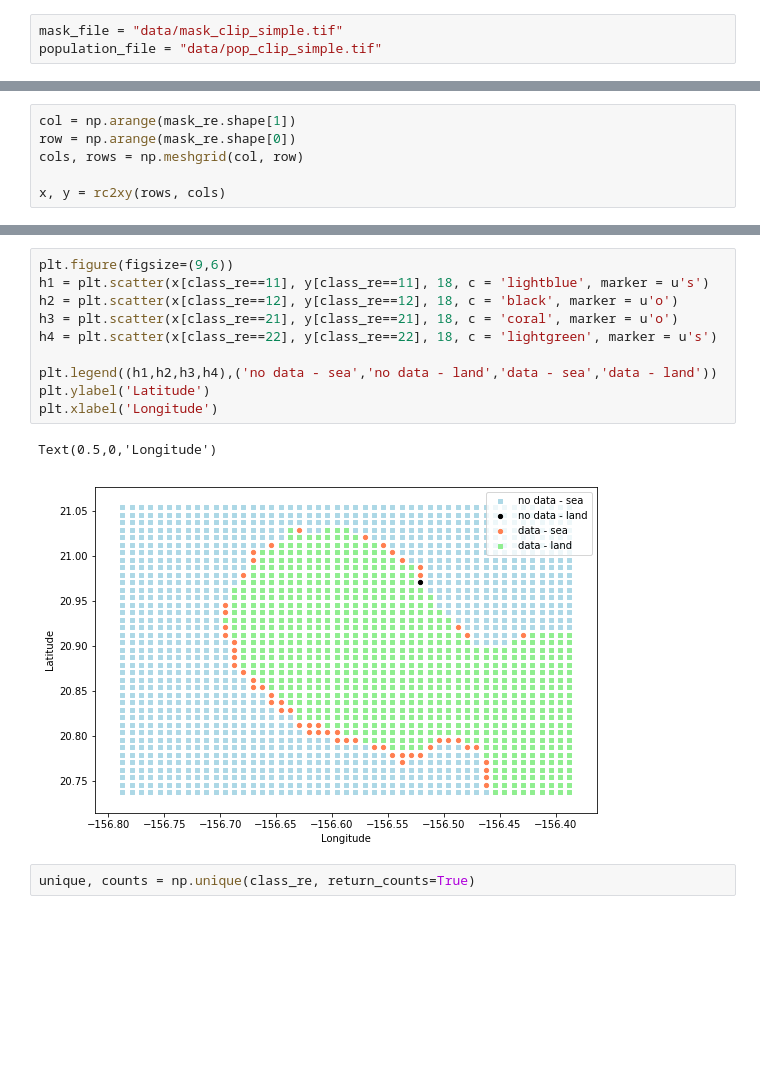
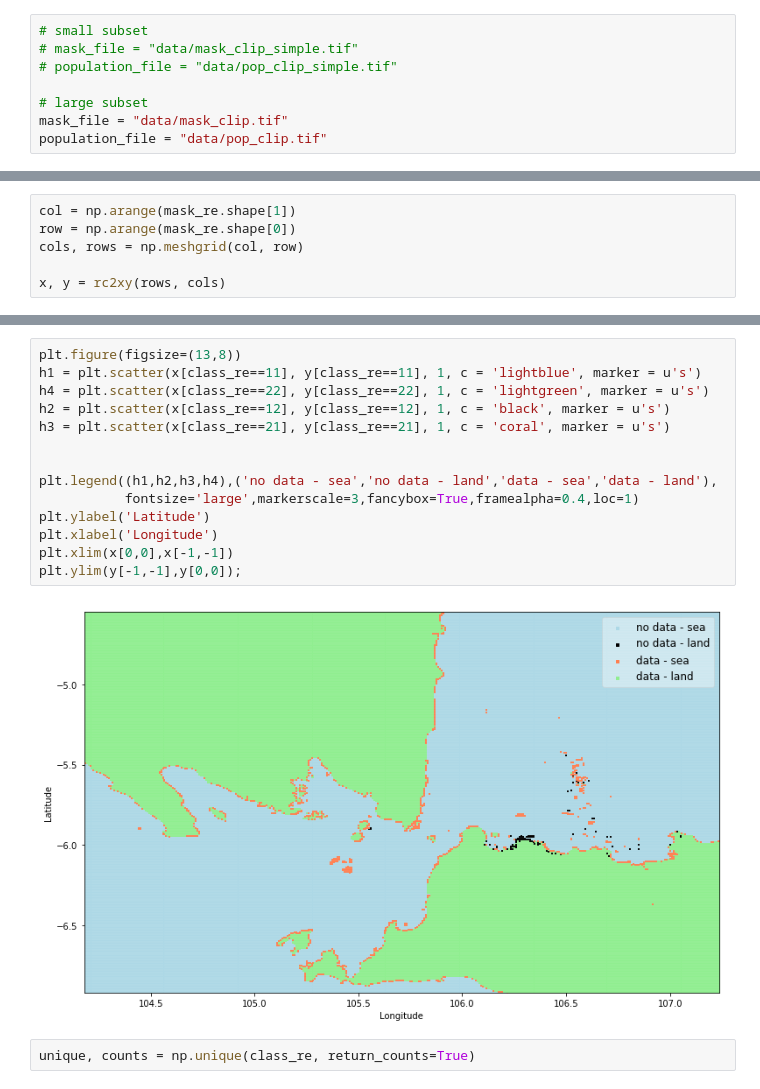
Before and after one commit to geohackweek/ghw2018_popfill, a Jupyter notebook: visualization.ipynb, the cells around one changed output, grey strips where cells are left out. Cells and saved outputs as stored; diff of their text form; blank space fills up the shorter version.

Commit message:
Add the difference visualization part

```diff
--- a/visualization.ipynb
+++ b/visualization.ipynb
@@ -13,6 +15,11 @@ import popfill.loader
 # %%
-mask_file = "data/mask_clip_simple.tif"
-population_file = "data/pop_clip_simple.tif"
+# small subset
+# mask_file = "data/mask_clip_simple.tif"
+# population_file = "data/pop_clip_simple.tif"
+
+# large subset
+mask_file = "data/mask_clip.tif"
+population_file = "data/pop_clip.tif"
 # %%
 loader = popfill.loader.PopulationLoader()
 mask, population = loader.load(mask_file, population_file)
@@ -57,16 +85,19 @@ x, y = rc2xy(rows, cols)
 # %%
-plt.figure(figsize=(9,6))
-h1 = plt.scatter(x[class_re==11], y[class_re==11], 18, c = 'lightblue', marker = u's')
-h2 = plt.scatter(x[class_re==12], y[class_re==12], 18, c = 'black', marker = u'o')
-h3 = plt.scatter(x[class_re==21], y[class_re==21], 18, c = 'coral', marker = u'o')
-h4 = plt.scatter(x[class_re==22], y[class_re==22], 18, c = 'lightgreen', marker = u's')
+plt.figure(figsize=(13,8))
+h1 = plt.scatter(x[class_re==11], y[class_re==11], 1, c = 'lightblue', marker = u's')
+h4 = plt.scatter(x[class_re==22], y[class_re==22], 1, c = 'lightgreen', marker = u's')
+h2 = plt.scatter(x[class_re==12], y[class_re==12], 1, c = 'black', marker = u's')
+h3 = plt.scatter(x[class_re==21], y[class_re==21], 1, c = 'coral', marker = u's')
 
-plt.legend((h1,h2,h3,h4),('no data - sea','no data - land','data - sea','data - land'))
+
+plt.legend((h1,h2,h3,h4),('no data - sea','no data - land','data - sea','data - land'),
+           fontsize='large',markerscale=3,fancybox=True,framealpha=0.4,loc=1)
 plt.ylabel('Latitude')
 plt.xlabel('Longitude')
+plt.xlim(x[0,0],x[-1,-1])
+plt.ylim(y[-1,-1],y[0,0]);
 # %% [output]
-Text(0.5,0,'Longitude')
-[figure, old version]
+[figure, new version]
 # %%
 unique, counts = np.unique(class_re, return_counts=True)
 # %%
```
Also changed, not shown: parts of 17 cells of this notebook, 1 other file.
